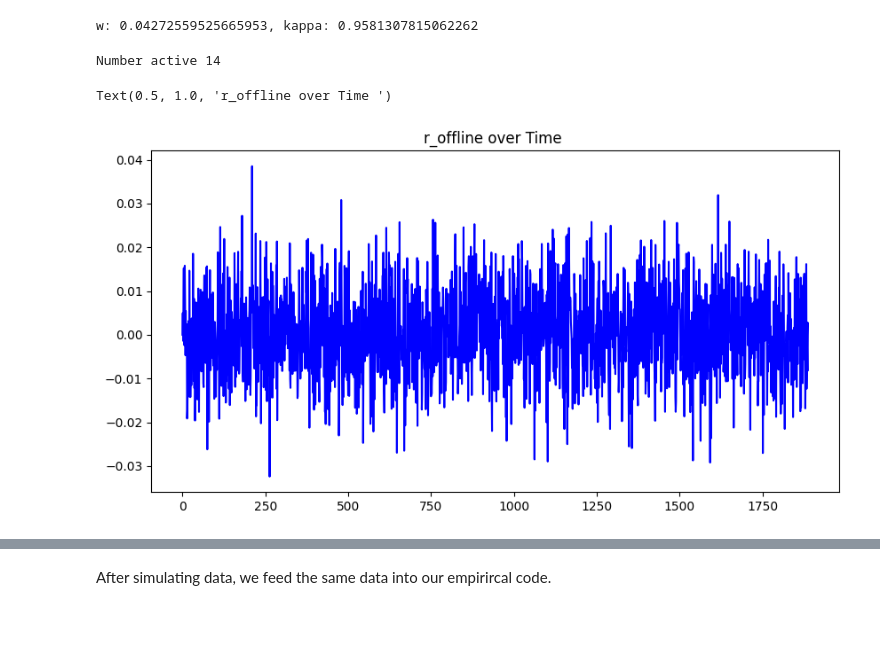
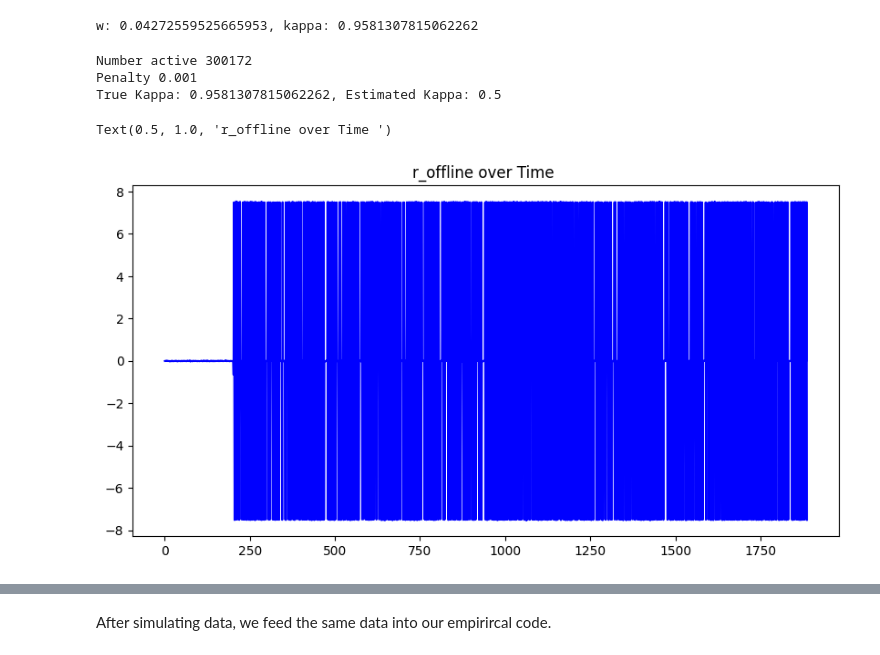
Before and after one commit to TommasoDF/Lasso_paper, a Jupyter notebook: Theory/simulate_with_topics_v2.ipynb, the cells around one changed output, grey strips where cells are left out. Cells and saved outputs as stored; diff of their text form; code cells hidden in the pictures; blank space fills up the shorter version.

```diff
--- a/Theory/simulate_with_topics_v2.ipynb
+++ b/Theory/simulate_with_topics_v2.ipynb
@@ -46,7 +66,6 @@ w = - np.log(kappa) - np.exp(-10)  # small constant to ensure positivity
 print(f"w: {w}, kappa: {kappa}")
 
 
-
 # load topics
 topics = pd.read_csv(r"C:\Users\jonat\Lasso_paper\Empirical\data\merged_return_topic_data.csv")
 # keep only the relevant columns (those that conatin no numbers in their name)
@@ -57,6 +76,8 @@ topics.set_index('date', inplace=True)
 topics = to_ar1_innovations(topics)
 # delete first row since it will be all NaN after the AR(1) transformation
 topics = topics.iloc[1:]
+
+topics = topics.apply(lambda x: winsorize(x, limits=[0.01, 0.01]))
 # %% [output]
 w: 0.04272559525665953, kappa: 0.9581307815062262
 # %%
@@ -82,6 +103,13 @@ def multivariate_CGL_offline_lasso(X, sigma, kappa, w, rolling_window_size=20, l
     predictions = np.zeros(T)
     np.random.seed(random_number)
 
+    if standardize:
+        scaler = StandardScaler()
+        X_lagged = scaler.fit_transform(X_lagged)
+    else:
+        scaler = None
+        X_lagged = X_lagged
+
     # MODIFIED: Adjust burn-in phase to account for n_lags
     r_offline[1:rolling_window_size + n_lags] = np.random.normal(0, sigma, rolling_window_size + n_lags - 1)
 
@@ -96,15 +124,8 @@ def multivariate_CGL_offline_lasso(X, sigma, kappa, w, rolling_window_size=20, l
         r_offline_current = r_offline[t - rolling_window_size : t]
         r_centered = r_offline_current - np.mean(r_offline_current)
 
-        if standardize:
-            scaler = StandardScaler()
-            X_window_scaled = scaler.fit_transform(x_current)
-        else:
-            scaler = None
-            X_window_scaled = x_current
-
         # Fit the model
-        model.fit(X_window_scaled, r_centered)
+        model.fit(x_current, r_centered)
 
         # Calculate rescaled coefficients and the implied intercept
         if standardize:
@@ -114,9 +135,9 @@ def multivariate_CGL_offline_lasso(X, sigma, kappa, w, rolling_window_size=20, l
             coef = model.coef_
             intercept = 0
 
-        beta_offline[t] = coef.reshape(-1, 1)
-        intercept_offline[t] = intercept
-        n_active += np.count_nonzero(beta_offline[t])
+        beta_offline[t-1] = coef.reshape(-1, 1)
+        intercept_offline[t-1] = intercept
+        n_active += np.count_nonzero(beta_offline[t-1])
 
         # MODIFIED: Extract the correct lagged vector for the out-of-sample prediction
         x_t_lagged = X_lagged[t + 1 - n_lags, :].reshape(1, -1)
@@ -207,26 +229,28 @@ def estimate_kappa_nls(X, beta_offline, r_offline, w, correct_with_tanh=True, ro
         print(f"Curve fit failed: {e}")
         return np.nan, np.nan, np.nan
 # %%
-# lambda_lasso = 0.0084321399
-lambda_lasso = 0.0088
+lambda_lasso = 0.001
 beta_offline, r_offline, n_active = multivariate_CGL_offline_lasso(topics,
                                                                    sigma,
                                                                    kappa,
                                                                    w,
-                                                                   rolling_window_size = 20,
+                                                                   rolling_window_size = 200,
                                                                    lambda_lasso = lambda_lasso,
                                                                    correct_with_tanh=True,
                                                                    random_number=42,
                                                                    standardize=True)
 print(f"Number active {n_active}")
+print(f"Penalty {lambda_lasso}")
+kappa_est, int_est, r2 = estimate_kappa_nls(predictions, r_offline, w=w, correct_with_tanh=True)
 
-# kappa_est, intercept_est, r2 = estimate_kappa_nls(topics, beta_offline, r_offline, w, correct_with_tanh=True, rolling_window_size=20)
-
+print(f"True Kappa: {kappa}, Estimated Kappa: {kappa_est}")
 # plot r_offline for the first run
 plt.figure(figsize=(10, 5))
 plt.plot(r_offline, label='r_offline', color='blue')
 plt.title('r_offline over Time ')
 # %% [output]
-Number active 14
+Number active 300172
+Penalty 0.001
+True Kappa: 0.9581307815062262, Estimated Kappa: 0.5
 Text(0.5, 1.0, 'r_offline over Time ')
-[figure, old version]
+[figure, new version]
```
Also changed, not shown: parts of 13 cells of this notebook.
